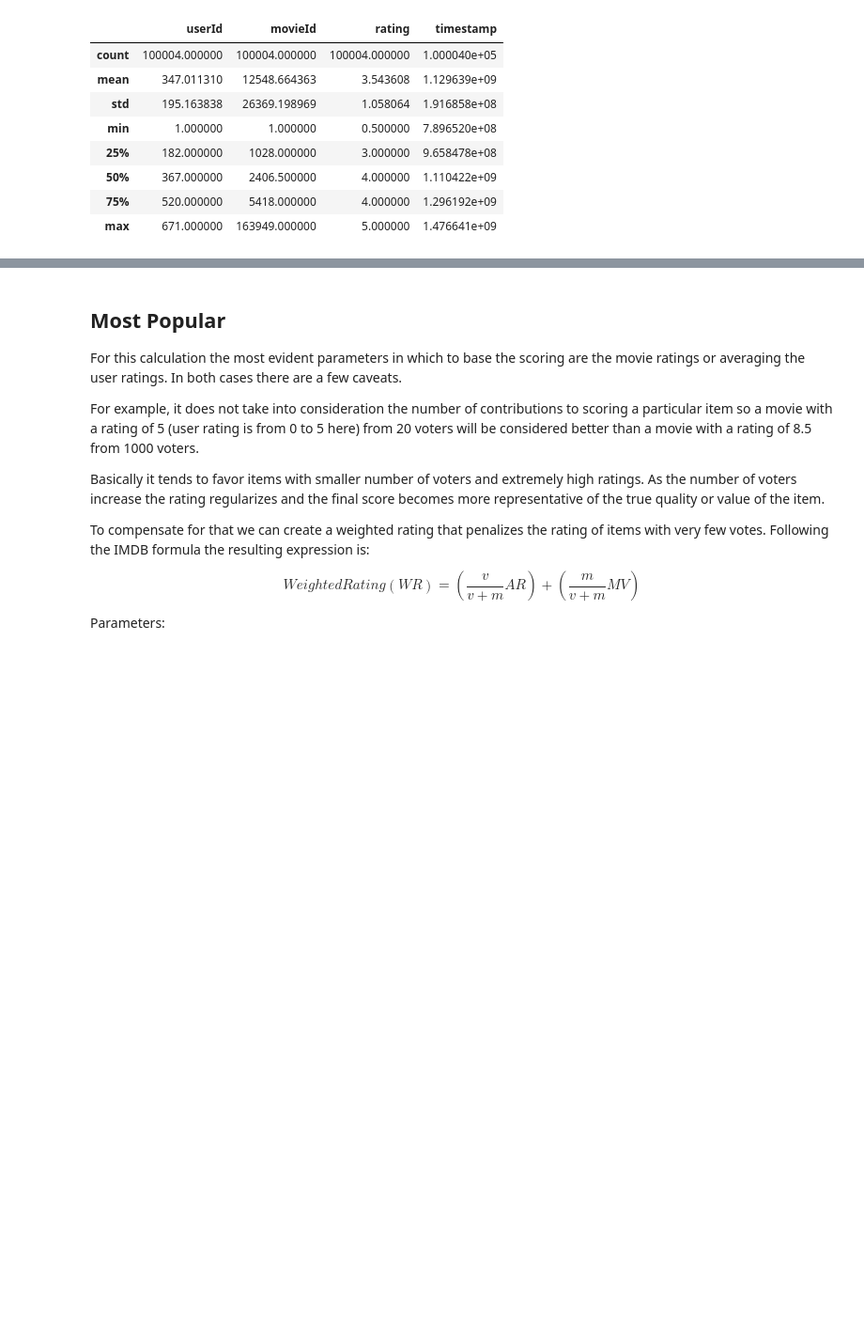
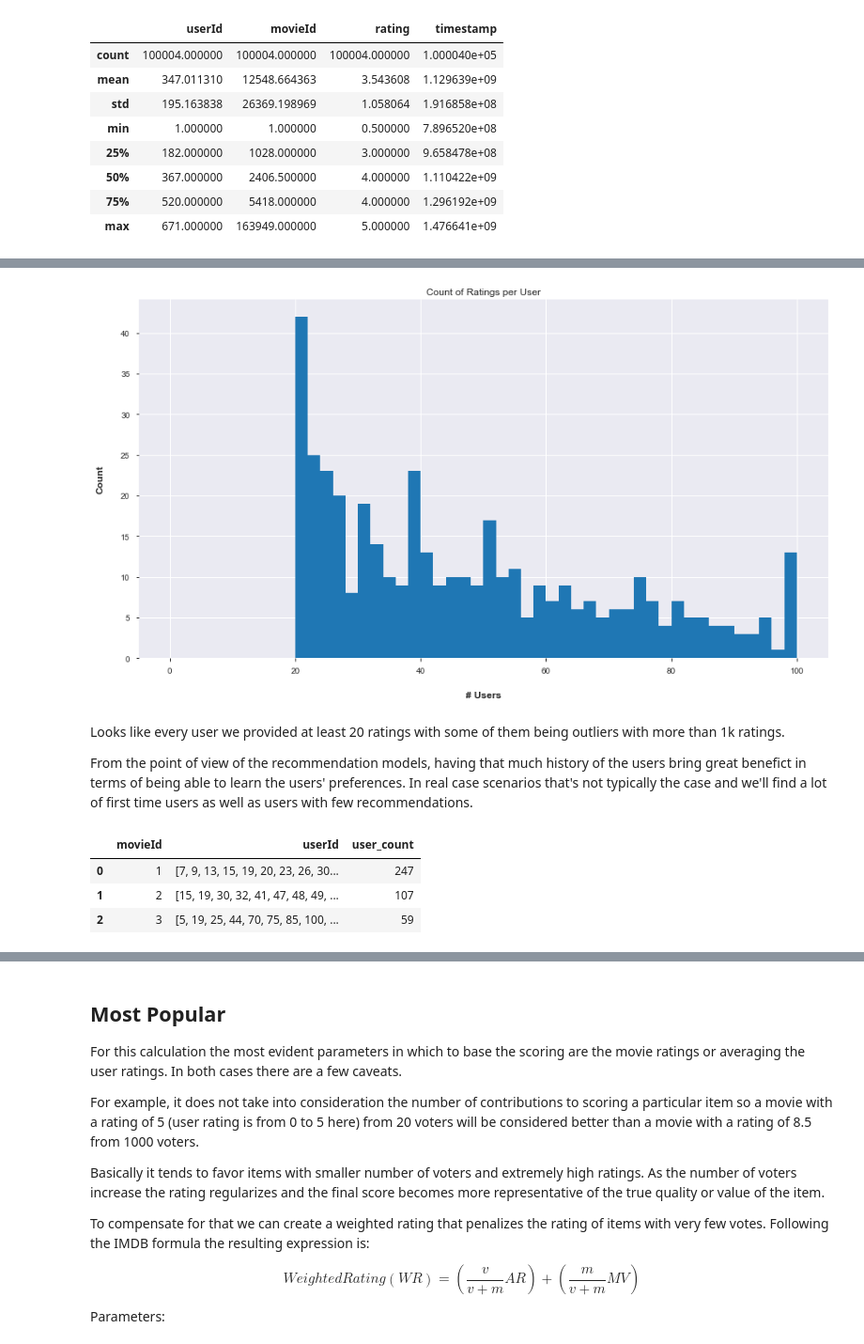
Before and after one commit to jgdelrio/tutorials, a Jupyter notebook: Recommenders/00_Recommenders_Intro.ipynb, the cells around one changed output, grey strips where cells are left out. Shown at 94% size. Saved outputs shown, nothing was run; the diff lists cells and outputs as text; code cells hidden in the pictures; blank space fills up the shorter version.

```diff
--- a/Recommenders/00_Recommenders_Intro.ipynb
+++ b/Recommenders/00_Recommenders_Intro.ipynb
@@ -212,0 +241,21 @@ ratings_sm.describe()
+# %%
+plt.figure(figsize=(15, 8))
+ax = ratings_per_user['rating_count'].hist(bins=50, range=[0, 100])
+ax.set_title("Count of Ratings per User");
+ax.set_xlabel("# Users", labelpad=20, weight='bold', size=12);
+ax.set_ylabel("Count", labelpad=20, weight='bold', size=12);
+# %% [output]
+[figure, added]
+# %% [markdown]
+Looks like every user we provided at least 20 ratings with some of them being outliers with more than 1k ratings.
+
+From the point of view of the recommendation models, having that much history of the users bring great benefict in terms of being able to learn the users' preferences. In real case scenarios that's not typically the case and we'll find a lot of first time users as well as users with few recommendations.
+# %%
+ratings_per_movie = ratings_sm.groupby('movieId')['userId'].apply(list).reset_index()
+ratings_per_movie['user_count'] = ratings_per_movie.userId.apply(len)
+ratings_per_movie.head(3)
+# %% [output]
+|  | movieId | userId | user_count |
+| 0 | 1 | [7, 9, 13, 15, 19, 20, 23, 26, 30... | 247 |
+| 1 | 2 | [15, 19, 30, 32, 41, 47, 48, 49, ... | 107 |
+| 2 | 3 | [5, 19, 25, 44, 70, 75, 85, 100, ... | 59 |
```
Also changed, not shown: parts of 24 cells of this notebook, 9 other files.
